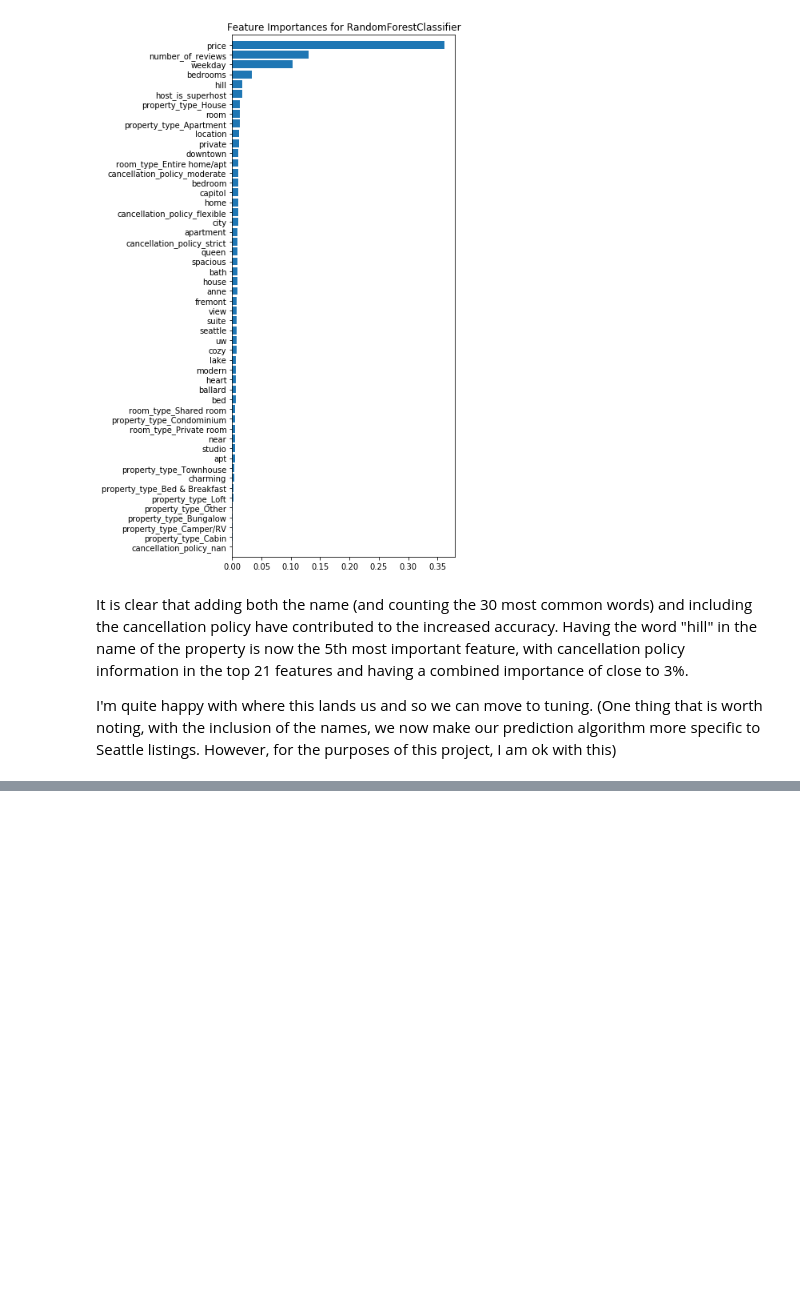
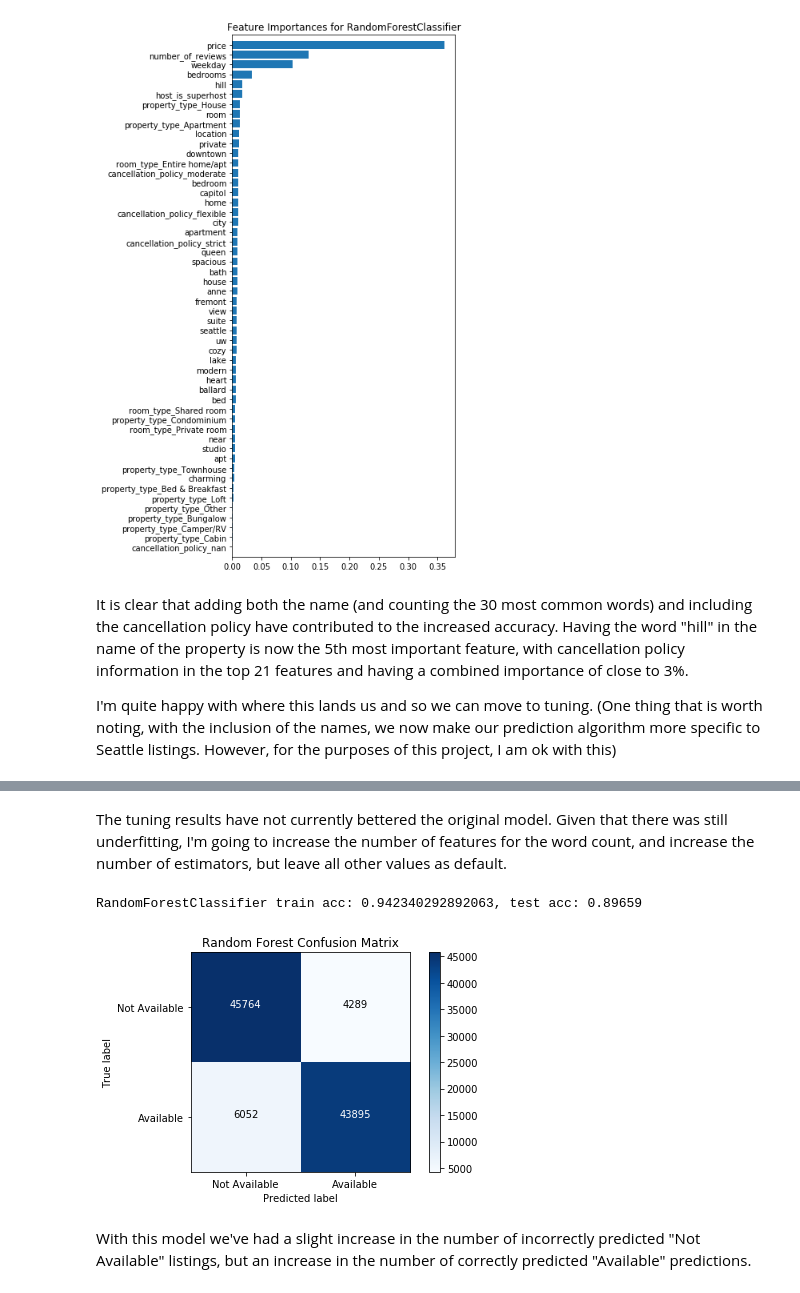
Before and after one commit to rebeccaebarnes/DSND-Project-4, a Jupyter notebook: seattle_airbnb_exploration.ipynb, the cells around one changed output, grey strips where cells are left out. Drawn from its saved outputs; the diff is of its cells as text; code cells hidden in the pictures; blank space fills up the shorter version.

Commit message:
model: RF 0.8966

```diff
--- a/seattle_airbnb_exploration.ipynb
+++ b/seattle_airbnb_exploration.ipynb
@@ -2828,0 +2748,2 @@ best_clf_f.get_params
+# %% [markdown]
+The tuning results have not currently bettered the original model. Given that there was still underfitting, I'm going to increase the number of features for the word count, and increase the number of estimators, but leave all other values as default.
@@ -2828,0 +2757,15 @@ best_clf_f.get_params
+# %%
+rf_pipeline_tuned, rf_train_preds_develop2, rf_test_preds_develop2 \
+= pipeline_results(rf_pipeline_tuned, X_train_develop2, X_test_develop2,
+                   y_train_develop2, y_test_develop2,
+                   rf_pipeline_wordcount.named_steps['clf'].__class__.__name__)
+# %% [output]
+RandomForestClassifier train acc: 0.942340292892063, test acc: 0.89659
+# %%
+rf_cm_tuned = confusion_matrix(y_test_develop2, rf_test_preds_develop2)
+plot_confusion_matrix(rf_cm_tuned, ['Not Available', 'Available'],
+                      "Random Forest Confusion Matrix")
+# %% [output]
+[figure, added]
+# %% [markdown]
+With this model we've had a slight increase in the number of incorrectly predicted "Not Available" listings, but an increase in the number of correctly predicted "Available" predictions.
```
Also changed, not shown: parts of 23 cells of this notebook.
